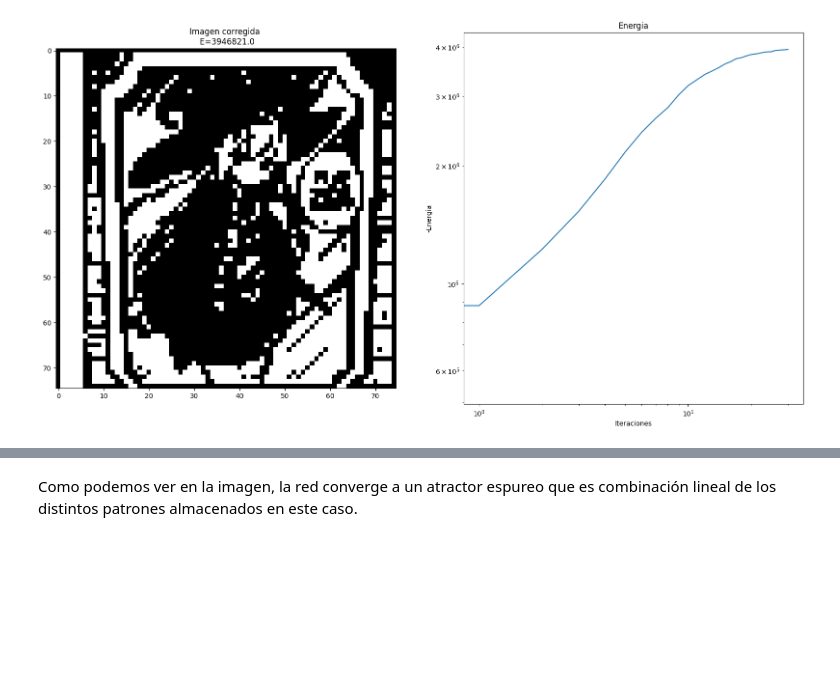
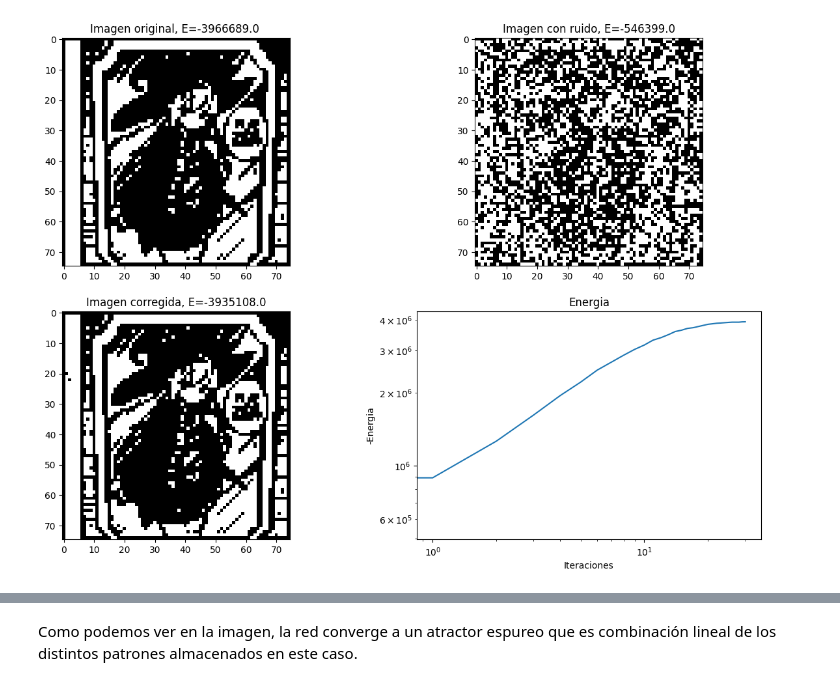
Before and after one commit to FullFran/Optimization-Algorithms, a Jupyter notebook: 4 Clasificación de eventos y detección de fallos/hopfield.ipynb, the cells around one changed output, grey strips where cells are left out. Drawn from its saved outputs; the diff is of its cells as text; code cells hidden in the pictures; blank space fills up the shorter version.

```diff
--- a/4 Clasificación de eventos y detección de fallos/hopfield.ipynb
+++ b/4 Clasificación de eventos y detección de fallos/hopfield.ipynb
@@ -103,7 +106,25 @@ state, E = corregir_patron(state, net, steps=1000, n_iter=30)
-# %%
-state, E =  corregir_patron(pattern1_noisy, net, steps=1000, n_iter=30)
-# %% [output]
-[figure, removed]
+# %%
+# hacemos gráfica con el patrón original, con ruido y el patrón corregido y la energía
+plt.figure(figsize=(15, 10))
+plt.subplot(2, 2, 1)
+plt.imshow(pattern1, cmap='gray')
+plt.title(f'Imagen original, E={net.energy(pattern1)} ')
+plt.subplot(2, 2, 2)
+plt.imshow(pattern1_noisy, cmap='gray')
+plt.title(f'Imagen con ruido, E={np.round(net.energy(pattern1_noisy), 4)}')
+plt.subplot(2, 2, 3)
+plt.imshow(state, cmap='gray')
+plt.title(f'Imagen corregida, E={np.round(-E[-1], 4)}')
+plt.subplot(2, 2, 4)
+plt.plot(E)
+plt.xlabel('Iteraciones')
+plt.ylabel('-Energia')
+plt.xscale('log')
+plt.yscale('log')
+plt.title('Energia')
+plt.show()
+# %% [output]
+[figure, added]
 # %%
 # Repetimos el proceso con otro patrón
 pattern2_noisy = add_noise(pattern4, porcentaje=0.5)
```
Also changed, not shown: parts of 11 cells of this notebook, 7 other files.
